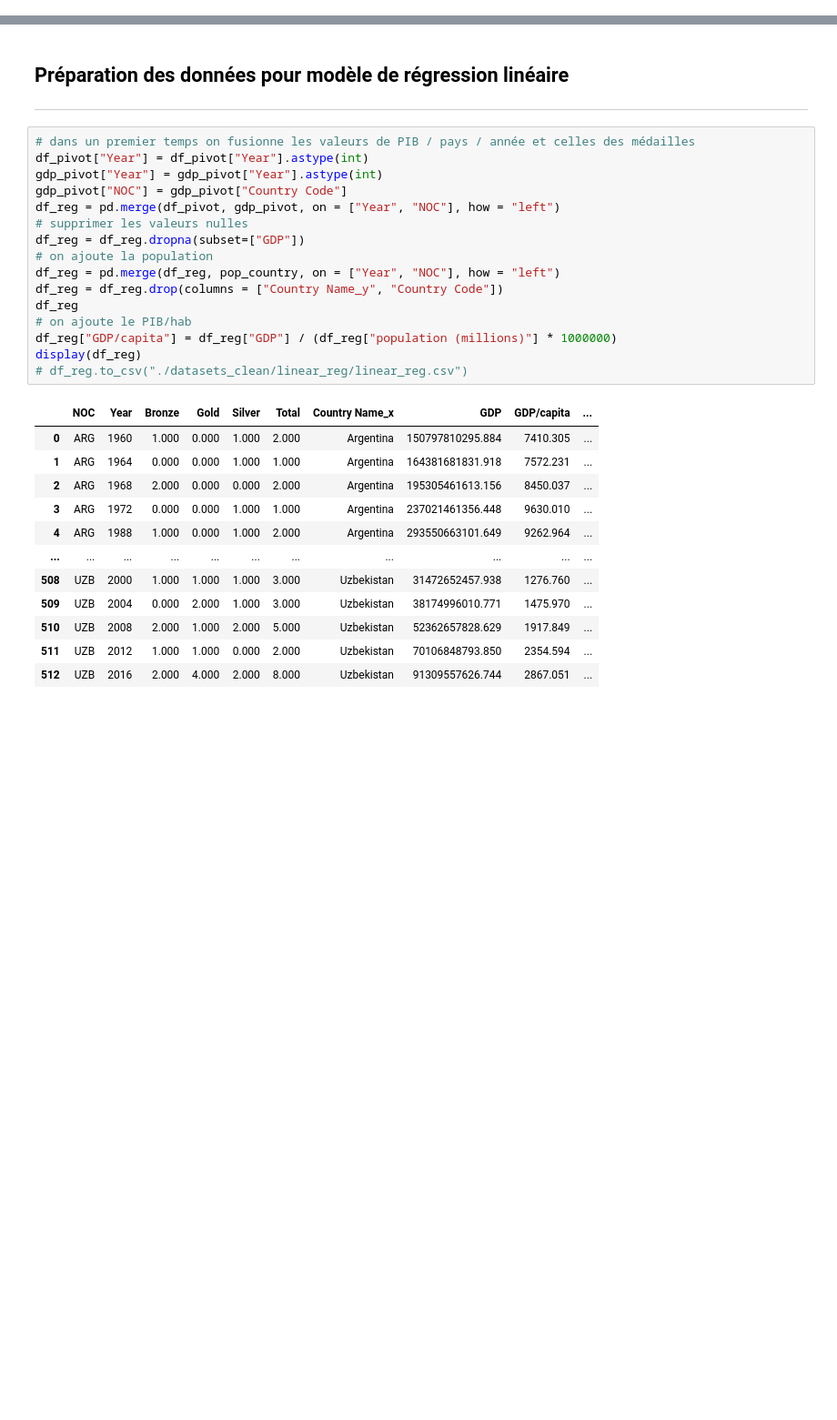
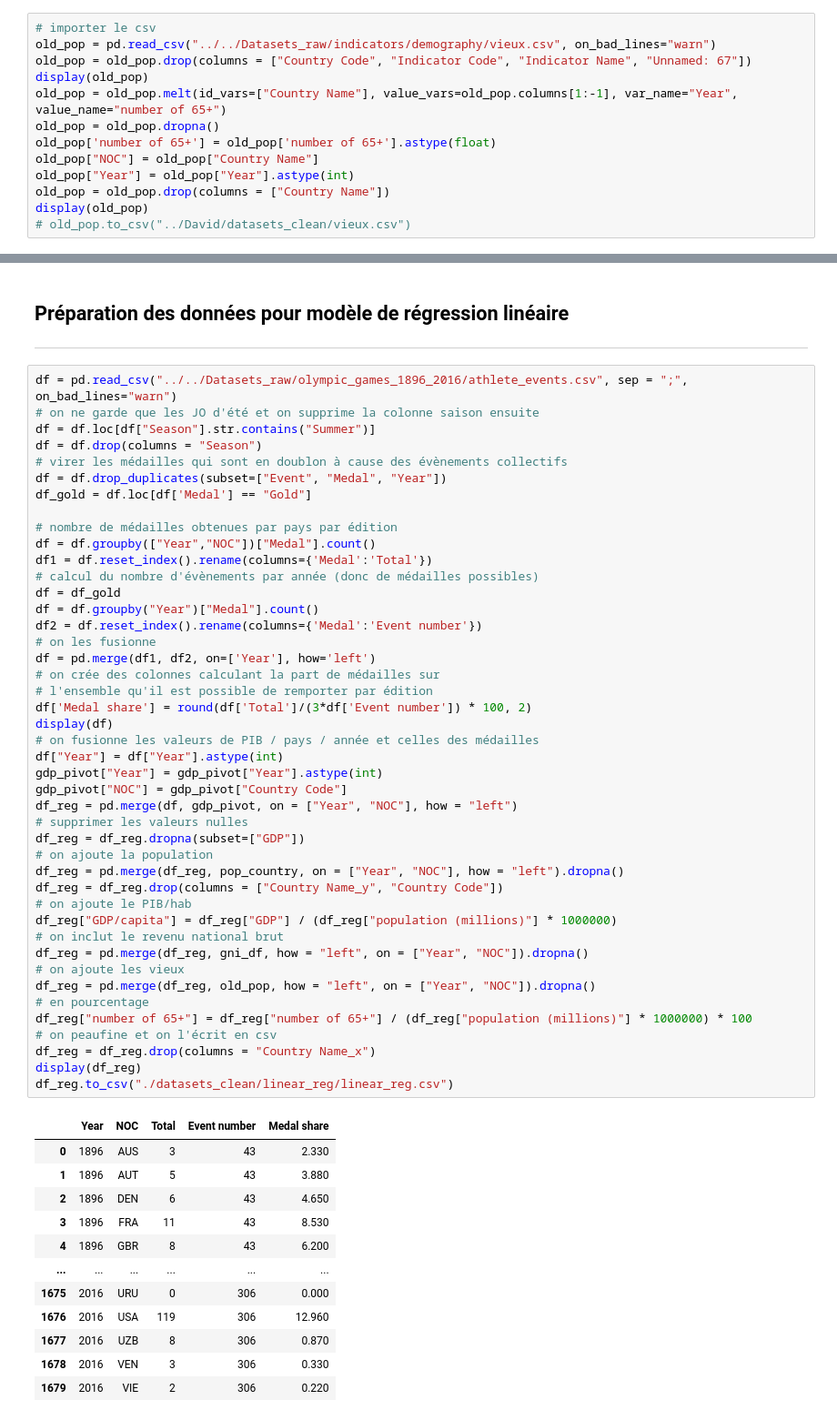
Before and after one commit to Suziwan/Projet_Final_JO, a Jupyter notebook: dataprep/David/dataprep.ipynb, the cells around one changed output, grey strips where cells are left out. Shown at 91% size. Cells and saved outputs as stored; diff of their text form; blank space fills up the shorter version.

```diff
--- a/dataprep/David/dataprep.ipynb
+++ b/dataprep/David/dataprep.ipynb
@@ -129,0 +273,13 @@ Skipping line 264: expected 69 fields, saw 70
+# %%
+# importer le csv
+old_pop = pd.read_csv("../../Datasets_raw/indicators/demography/vieux.csv", on_bad_lines="warn")
+old_pop = old_pop.drop(columns = ["Country Code", "Indicator Code", "Indicator Name", "Unnamed: 67"])
+display(old_pop)
+old_pop = old_pop.melt(id_vars=["Country Name"], value_vars=old_pop.columns[1:-1], var_name="Year", value_name="number of 65+")
+old_pop = old_pop.dropna()
+old_pop['number of 65+'] = old_pop['number of 65+'].astype(float)
+old_pop["NOC"] = old_pop["Country Name"]
+old_pop["Year"] = old_pop["Year"].astype(int)
+old_pop = old_pop.drop(columns = ["Country Name"])
+display(old_pop)
+# old_pop.to_csv("../David/datasets_clean/vieux.csv")
@@ -131,31 +327,59 @@ Skipping line 264: expected 69 fields, saw 70
 ## Préparation des données pour modèle de régression linéaire
 ---
 # %%
-# dans un premier temps on fusionne les valeurs de PIB / pays / année et celles des médailles
-df_pivot["Year"] = df_pivot["Year"].astype(int)
+df = pd.read_csv("../../Datasets_raw/olympic_games_1896_2016/athlete_events.csv", sep = ";", on_bad_lines="warn")
+# on ne garde que les JO d'été et on supprime la colonne saison ensuite
+df = df.loc[df["Season"].str.contains("Summer")]
+df = df.drop(columns = "Season")
+# virer les médailles qui sont en doublon à cause des évènements collectifs
+df = df.drop_duplicates(subset=["Event", "Medal", "Year"])
+df_gold = df.loc[df['Medal'] == "Gold"]
+
+# nombre de médailles obtenues par pays par édition
+df = df.groupby(["Year","NOC"])["Medal"].count()
+df1 = df.reset_index().rename(columns={'Medal':'Total'})
+# calcul du nombre d'évènements par année (donc de médailles possibles)
+df = df_gold
+df = df.groupby("Year")["Medal"].count()
+df2 = df.reset_index().rename(columns={'Medal':'Event number'})
+# on les fusionne
+df = pd.merge(df1, df2, on=['Year'], how='left')
+# on crée des colonnes calculant la part de médailles sur
+# l'ensemble qu'il est possible de remporter par édition
+df['Medal share'] = round(df['Total']/(3*df['Event number']) * 100, 2)
+display(df)
+# on fusionne les valeurs de PIB / pays / année et celles des médailles
+df["Year"] = df["Year"].astype(int)
 gdp_pivot["Year"] = gdp_pivot["Year"].astype(int)
 gdp_pivot["NOC"] = gdp_pivot["Country Code"]
-df_reg = pd.merge(df_pivot, gdp_pivot, on = ["Year", "NOC"], how = "left")
+df_reg = pd.merge(df, gdp_pivot, on = ["Year", "NOC"], how = "left")
 # supprimer les valeurs nulles
 df_reg = df_reg.dropna(subset=["GDP"])
 # on ajoute la population
-df_reg = pd.merge(df_reg, pop_country, on = ["Year", "NOC"], how = "left")
+df_reg = pd.merge(df_reg, pop_country, on = ["Year", "NOC"], how = "left").dropna()
 df_reg = df_reg.drop(columns = ["Country Name_y", "Country Code"])
-df_reg
 # on ajoute le PIB/hab
 df_reg["GDP/capita"] = df_reg["GDP"] / (df_reg["population (millions)"] * 1000000)
+# on inclut le revenu national brut
+df_reg = pd.merge(df_reg, gni_df, how = "left", on = ["Year", "NOC"]).dropna()
+# on ajoute les vieux
+df_reg = pd.merge(df_reg, old_pop, how = "left", on = ["Year", "NOC"]).dropna()
+# en pourcentage
+df_reg["number of 65+"] = df_reg["number of 65+"] / (df_reg["population (millions)"] * 1000000) * 100
+# on peaufine et on l'écrit en csv
+df_reg = df_reg.drop(columns = "Country Name_x")
 display(df_reg)
-# df_reg.to_csv("./datasets_clean/linear_reg/linear_reg.csv")
+df_reg.to_csv("./datasets_clean/linear_reg/linear_reg.csv")
 # %% [output]
-|  | NOC | Year | Bronze | Gold | Silver | Total | Country Name_x | GDP | GDP/capita | ... |
-| 0 | ARG | 1960 | 1.000 | 0.000 | 1.000 | 2.000 | Argentina | 150797810295.884 | 7410.305 | ... |
-| 1 | ARG | 1964 | 0.000 | 0.000 | 1.000 | 1.000 | Argentina | 164381681831.918 | 7572.231 | ... |
-| 2 | ARG | 1968 | 2.000 | 0.000 | 0.000 | 2.000 | Argentina | 195305461613.156 | 8450.037 | ... |
-| 3 | ARG | 1972 | 0.000 | 0.000 | 1.000 | 1.000 | Argentina | 237021461356.448 | 9630.010 | ... |
-| 4 | ARG | 1988 | 1.000 | 0.000 | 1.000 | 2.000 | Argentina | 293550663101.649 | 9262.964 | ... |
-| ... | ... | ... | ... | ... | ... | ... | ... | ... | ... | ... |
-| 508 | UZB | 2000 | 1.000 | 1.000 | 1.000 | 3.000 | Uzbekistan | 31472652457.938 | 1276.760 | ... |
-| 509 | UZB | 2004 | 0.000 | 2.000 | 1.000 | 3.000 | Uzbekistan | 38174996010.771 | 1475.970 | ... |
-| 510 | UZB | 2008 | 2.000 | 1.000 | 2.000 | 5.000 | Uzbekistan | 52362657828.629 | 1917.849 | ... |
-| 511 | UZB | 2012 | 1.000 | 1.000 | 0.000 | 2.000 | Uzbekistan | 70106848793.850 | 2354.594 | ... |
-| 512 | UZB | 2016 | 2.000 | 4.000 | 2.000 | 8.000 | Uzbekistan | 91309557626.744 | 2867.051 | ... |
+|  | Year | NOC | Total | Event number | Medal share |
+| 0 | 1896 | AUS | 3 | 43 | 2.330 |
+| 1 | 1896 | AUT | 5 | 43 | 3.880 |
+| 2 | 1896 | DEN | 6 | 43 | 4.650 |
+| 3 | 1896 | FRA | 11 | 43 | 8.530 |
+| 4 | 1896 | GBR | 8 | 43 | 6.200 |
+| ... | ... | ... | ... | ... | ... |
+| 1675 | 2016 | URU | 0 | 306 | 0.000 |
+| 1676 | 2016 | USA | 119 | 306 | 12.960 |
+| 1677 | 2016 | UZB | 8 | 306 | 0.870 |
+| 1678 | 2016 | VEN | 3 | 306 | 0.330 |
+| 1679 | 2016 | VIE | 2 | 306 | 0.220 |
```
Also changed, not shown: parts of 17 cells of this notebook, 11 other files.
